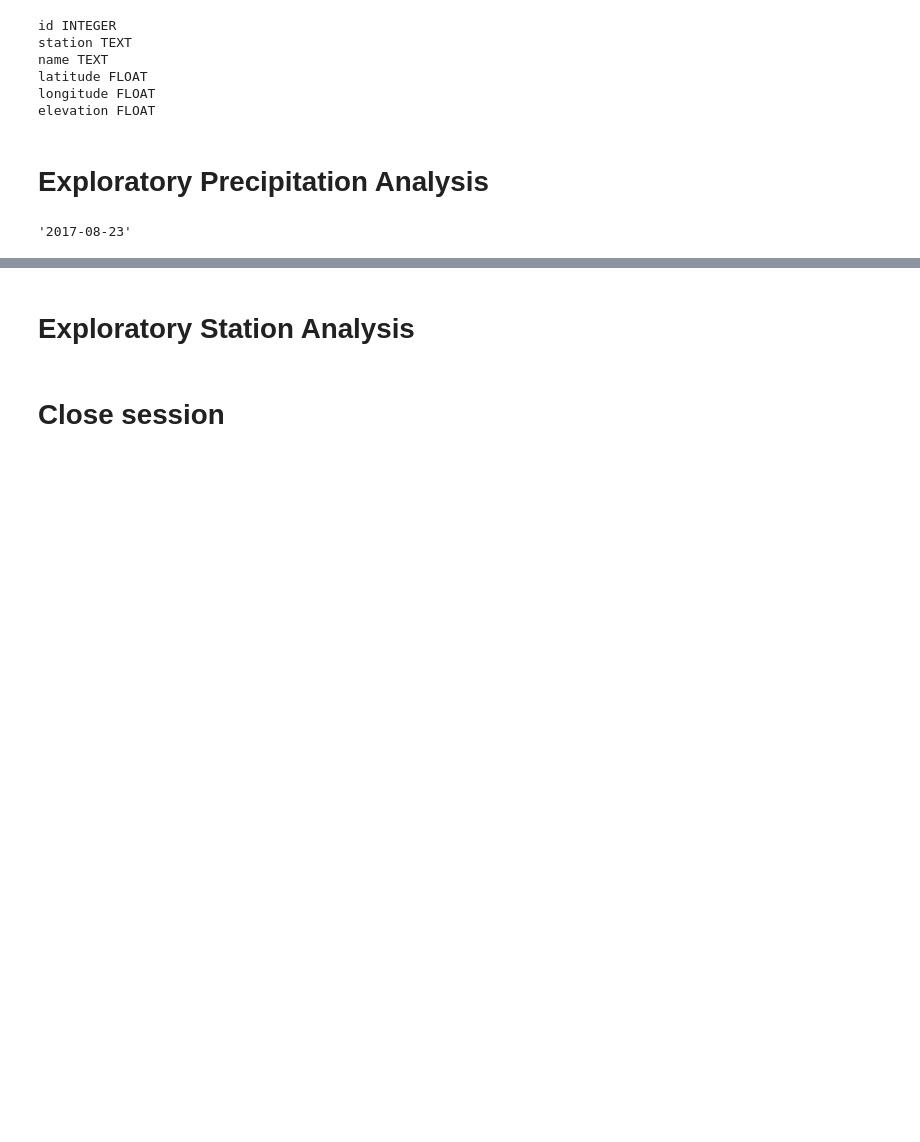
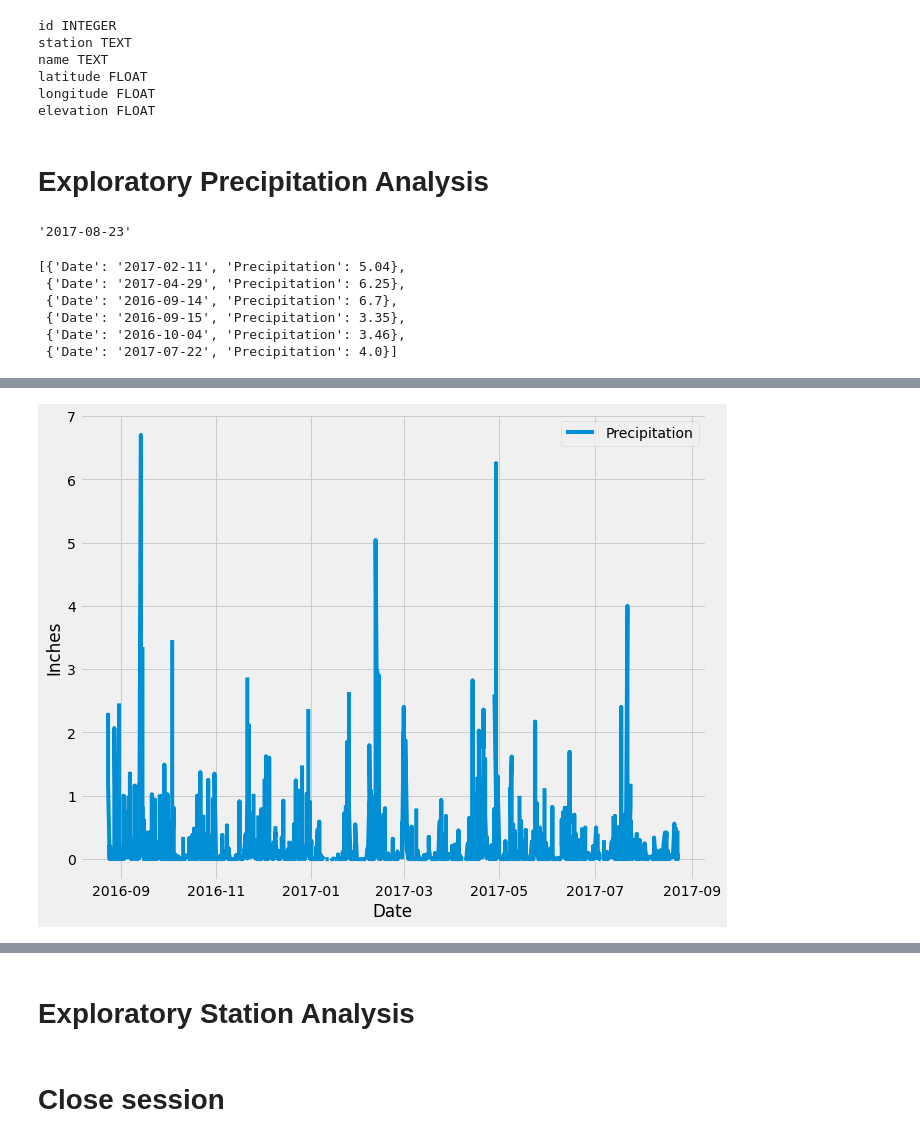
Before and after one commit to kellnergp/Hawaii-Weather-Simulated-API-Flask-App, a Jupyter notebook: climate_gpk.ipynb, the cells around one changed output, grey strips where cells are left out. Drawn from its saved outputs; the diff is of its cells as text; code cells hidden in the pictures; blank space fills up the shorter version.

Commit message:
precipitation analysis

```diff
--- a/climate_gpk.ipynb
+++ b/climate_gpk.ipynb
@@ -70,21 +71,44 @@ recent_date_str = session.query(func.max(Measurement.date)).all()[0][0]
 recent_date_str
 # %% [output]
 '2017-08-23'
+# %%
+hp = session.query(Measurement.date, Measurement.prcp).filter(Measurement.date >= start_date).filter(Measurement.prcp > 3)
+hp_rows = [{"Date": result[0], "Precipitation": result[1]} for result in hp]
+hp_rows
+# %% [output]
+[{'Date': '2017-02-11', 'Precipitation': 5.04},
+ {'Date': '2017-04-29', 'Precipitation': 6.25},
+ {'Date': '2016-09-14', 'Precipitation': 6.7},
+ {'Date': '2016-09-15', 'Precipitation': 3.35},
+ {'Date': '2016-10-04', 'Precipitation': 3.46},
+ {'Date': '2017-07-22', 'Precipitation': 4.0}]
 # %%
 # Design a query to retrieve the last 12 months of precipitation data and plot the results.
 # Starting from the most recent data point in the database.
 recent_date = dt.datetime(2017, 8, 23)
+
 # Calculate the date one year from the last date in data set.
 start_date = recent_date - dt.timedelta(days=365)
 str(start_date)
+
 # Perform a query to retrieve the data and precipitation scores
-
+prcp_results = session.query(Measurement.date, Measurement.prcp).filter(Measurement.date >= start_date)
 
 # Save the query results as a Pandas DataFrame and set the index to the date column
+prcp_rows = [{"Date": result[0], "Precipitation": result[1]} for result in prcp_results]
 
+prcp_df = pd.DataFrame(prcp_rows)
+prcp_df['Date'] = pd.to_datetime(prcp_df.Date).dt.date
+prcp_df = prcp_df.set_index('Date')
 
 # Sort the dataframe by date
-
+prcp_df.sort_values(by=['Date'], inplace=True)
 
 # Use Pandas Plotting with Matplotlib to plot the data
+#plt.figure()
+ax = prcp_df.plot(figsize=(10,8))
+
+plt.ylabel('Inches')
+
+plt.show()
 # %% [output]
@@ -92,2 +115,3 @@ str(start_date)
+[figure, added]
 # %%
 # Use Pandas to calcualte the summary statistics for the precipitation data
```
Also changed, not shown: parts of 3 cells of this notebook.
